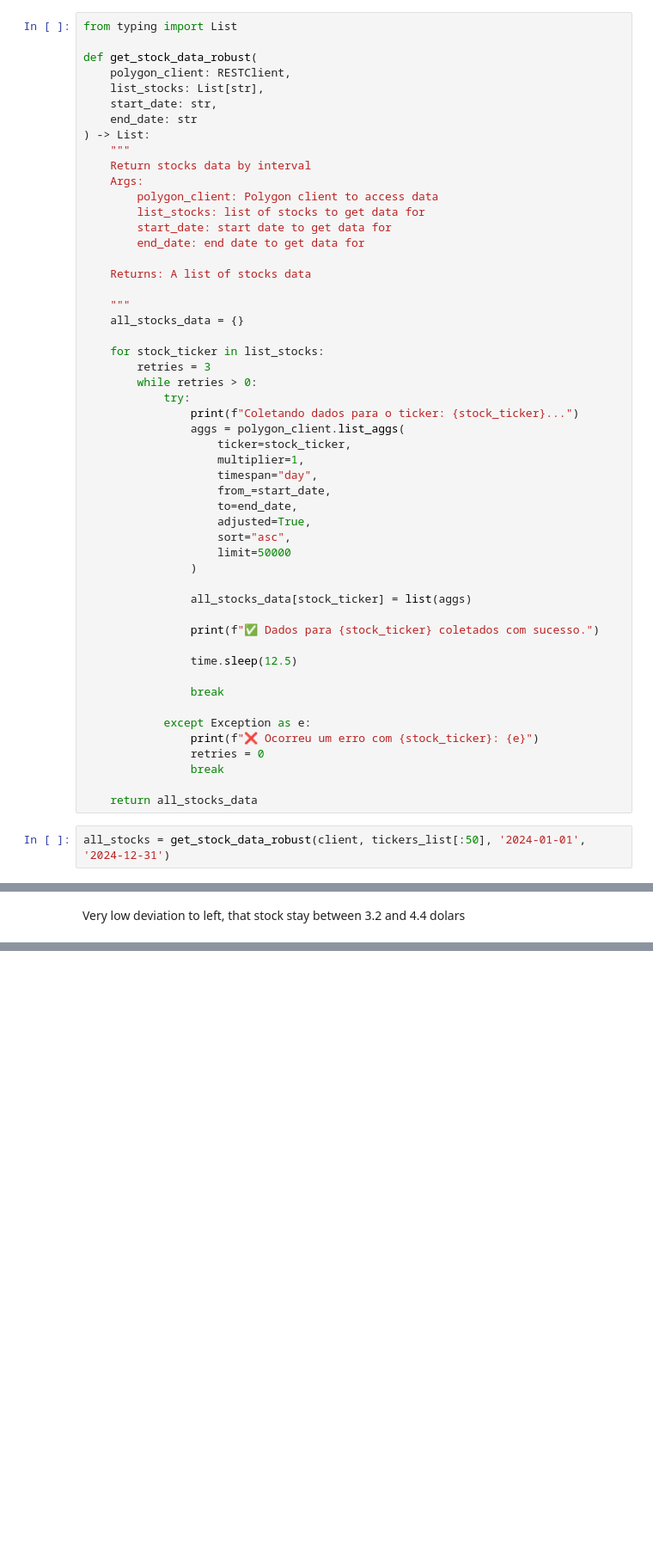
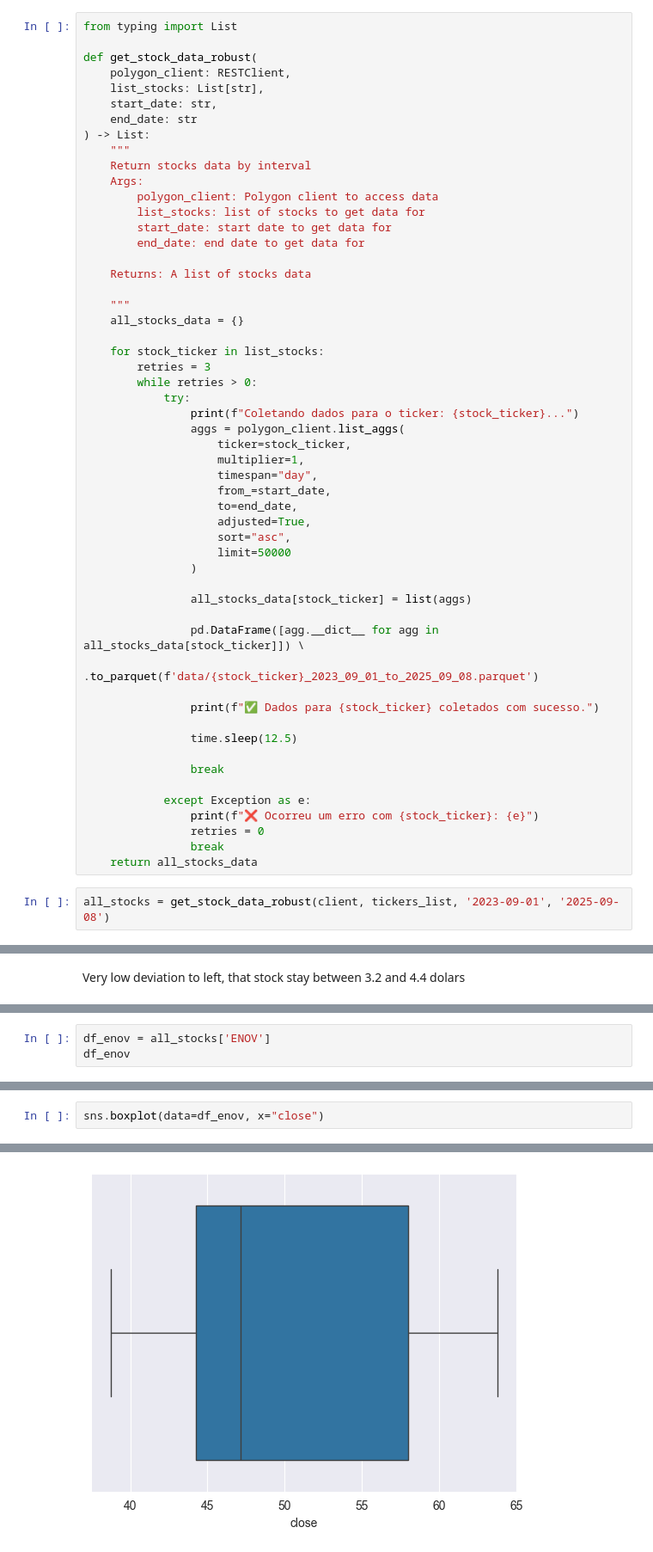
Before and after one commit to victordantas1/stock_prices_analysis, a Jupyter notebook: share_analysis.ipynb, the cells around one changed output, grey strips where cells are left out. Shown at 86% size. Cells and saved outputs as stored; diff of their text form; blank space fills up the shorter version.

```diff
--- a/share_analysis.ipynb
+++ b/share_analysis.ipynb
@@ -501,6 +502,9 @@ def get_stock_data_robust(
 
                 all_stocks_data[stock_ticker] = list(aggs)
 
+                pd.DataFrame([agg.__dict__ for agg in all_stocks_data[stock_ticker]]) \
+                    .to_parquet(f'data/{stock_ticker}_2023_09_01_to_2025_09_08.parquet')
+
                 print(f"✅ Dados para {stock_ticker} coletados com sucesso.")
 
                 time.sleep(12.5)
@@ -511,8 +515,7 @@ def get_stock_data_robust(
                 print(f"❌ Ocorreu um erro com {stock_ticker}: {e}")
                 retries = 0
                 break
-
     return all_stocks_data
 # %%
-all_stocks = get_stock_data_robust(client, tickers_list[:50], '2024-01-01', '2024-12-31')
+all_stocks = get_stock_data_robust(client, tickers_list, '2023-09-01', '2025-09-08')
 # %% [output]
@@ -716,0 +772,3 @@ sns.lineplot(data=df_gern, x="timestamp", y="close")
+# %%
+df_enov = all_stocks['ENOV']
+df_enov
@@ -716,0 +826,3 @@ sns.lineplot(data=df_gern, x="timestamp", y="close")
+# %%
+sns.boxplot(data=df_enov, x="close")
+# %% [output]
@@ -716,0 +830 @@ sns.lineplot(data=df_gern, x="timestamp", y="close")
+[figure, added]
```
Also changed, not shown: parts of 90 cells of this notebook.
